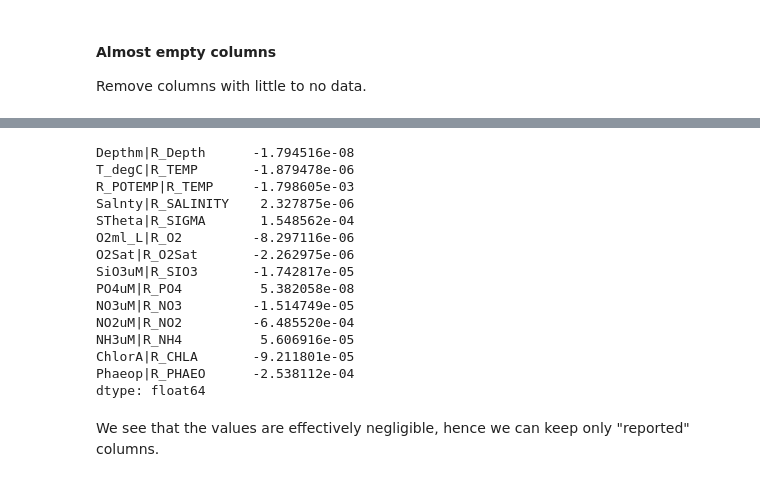
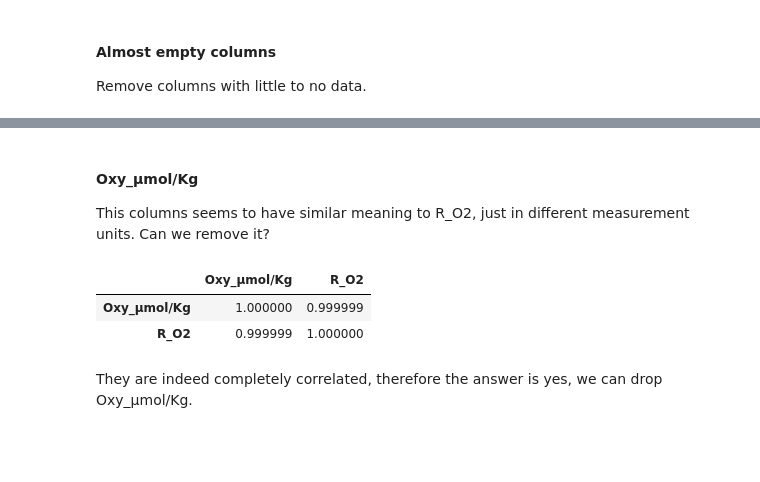
Before and after one commit to AndreiShelest/CalCOFI, a Jupyter notebook: notebooks/01.data-preparation.ipynb, the cells around one changed output, grey strips where cells are left out. Cells and saved outputs as stored; diff of their text form; code cells hidden in the pictures; blank space fills up the shorter version.

```diff
--- a/notebooks/01.data-preparation.ipynb
+++ b/notebooks/01.data-preparation.ipynb
@@ -161,0 +213,20 @@ $ of all quality columns have values "8". Category "9" can be handled while impu
+# %%
+col_qual_pairs = [
+    ('R_TEMP', 'T_qual'),
+    ('R_SALINITY', 'S_qual'),
+    ('R_PRES', 'P_qual'),
+    ('R_O2', 'O_qual'),
+    ('R_SIGMA', 'SThtaq'),
+    ('R_O2Sat', 'O2Satq'),
+    ('R_CHLA', 'Chlqua'),
+    ('R_PHAEO', 'Phaqua'),
+    ('R_PO4', 'PO4q'),
+    ('R_SIO3', 'SiO3qu'),
+    ('R_NO2', 'NO2q'),
+    ('R_NO3', 'NO3q'),
+    ('R_NH4', 'NH3q')
+]
+# %%
+for (col, qual) in col_qual_pairs:
+    qual_values = bottle_df[[col, qual]].value_counts(qual)
+    print(qual_values)
@@ -161,0 +253,5 @@ $ of all quality columns have values "8". Category "9" can be handled while impu
+# %%
+for (col, qual) in col_qual_pairs:
+    bottle_df.loc[bottle_df[qual] == 8, col] = np.nan
+
+    print(bottle_df.loc[(bottle_df[qual] == 8) & bottle_df[col].notnull()].shape)
@@ -229,44 +303,13 @@ Some columns have "reported" counterparts. Perhaps, they are highly correlated o
-# %%
-reported_cols_pairs = [
-    ('Depthm', 'R_Depth'),
-    ('T_degC', 'R_TEMP'),
-    ('R_POTEMP', 'R_TEMP'),
-    ('Salnty', 'R_SALINITY'),
-    ('STheta', 'R_SIGMA'),
-    ('O2ml_L', 'R_O2'),
-    ('O2Sat', 'R_O2Sat'),
-    ('SiO3uM', 'R_SIO3'),
-    ('PO4uM', 'R_PO4'),
-    ('NO3uM', 'R_NO3'),
-    ('NO2uM', 'R_NO2'),
-    ('NH3uM', 'R_NH4'),
-    ('ChlorA', 'R_CHLA'),
-    ('Phaeop', 'R_PHAEO')
-]
-
-reported_diff_mean = pd.Series()
-
-for pair in reported_cols_pairs:
-    pair_key = f'{pair[0]}|{pair[1]}'
-    reported_diff_mean[pair_key] = np.nanmean(bottle_df[pair[0]] - bottle_df[pair[1]]) / np.nanmean(bottle_df[pair[1]])
-
-reported_diff_mean
-# %% [output]
-Depthm|R_Depth      -1.794516e-08
-T_degC|R_TEMP       -1.879478e-06
-R_POTEMP|R_TEMP     -1.798605e-03
-Salnty|R_SALINITY    2.327875e-06
-STheta|R_SIGMA       1.548562e-04
-O2ml_L|R_O2         -8.297116e-06
-O2Sat|R_O2Sat       -2.262975e-06
-SiO3uM|R_SIO3       -1.742817e-05
-PO4uM|R_PO4          5.382058e-08
-NO3uM|R_NO3         -1.514749e-05
-NO2uM|R_NO2         -6.485520e-04
-NH3uM|R_NH4          5.606916e-05
-ChlorA|R_CHLA       -9.211801e-05
-Phaeop|R_PHAEO      -2.538112e-04
-dtype: float64
-# %% [markdown]
-We see that the values are effectively negligible, hence we can keep only "reported" columns.
+# %% [markdown]
+#### Oxy_µmol/Kg
+
+This columns seems to have similar meaning to R_O2, just in different measurement units. Can we remove it?
+# %%
+bottle_df[['Oxy_µmol/Kg', 'R_O2']].corr()
+# %% [output]
+|  | Oxy_µmol/Kg | R_O2 |
+| Oxy_µmol/Kg | 1.000000 | 0.999999 |
+| R_O2 | 0.999999 | 1.000000 |
+# %% [markdown]
+They are indeed completely correlated, therefore the answer is yes, we can drop Oxy_µmol/Kg.
 # %%
```
Also changed, not shown: parts of 24 cells of this notebook, 1 other file.
